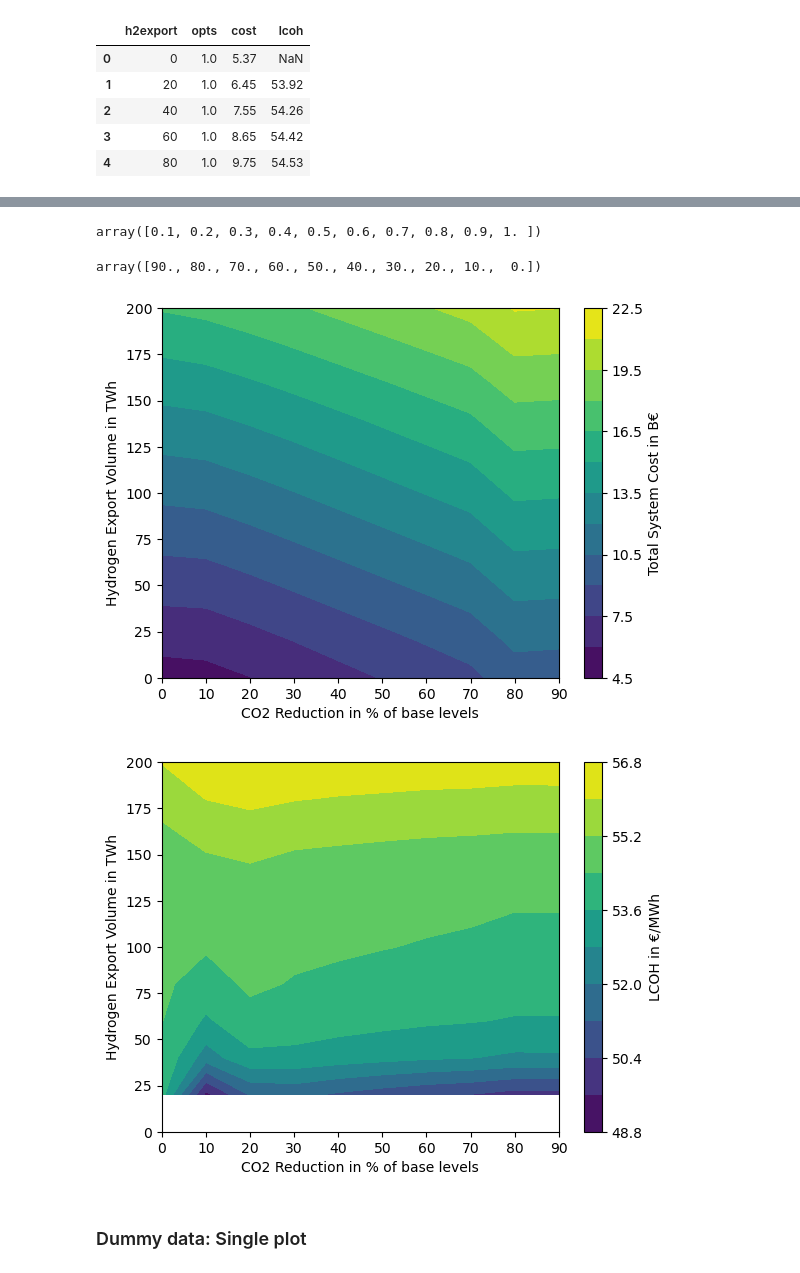
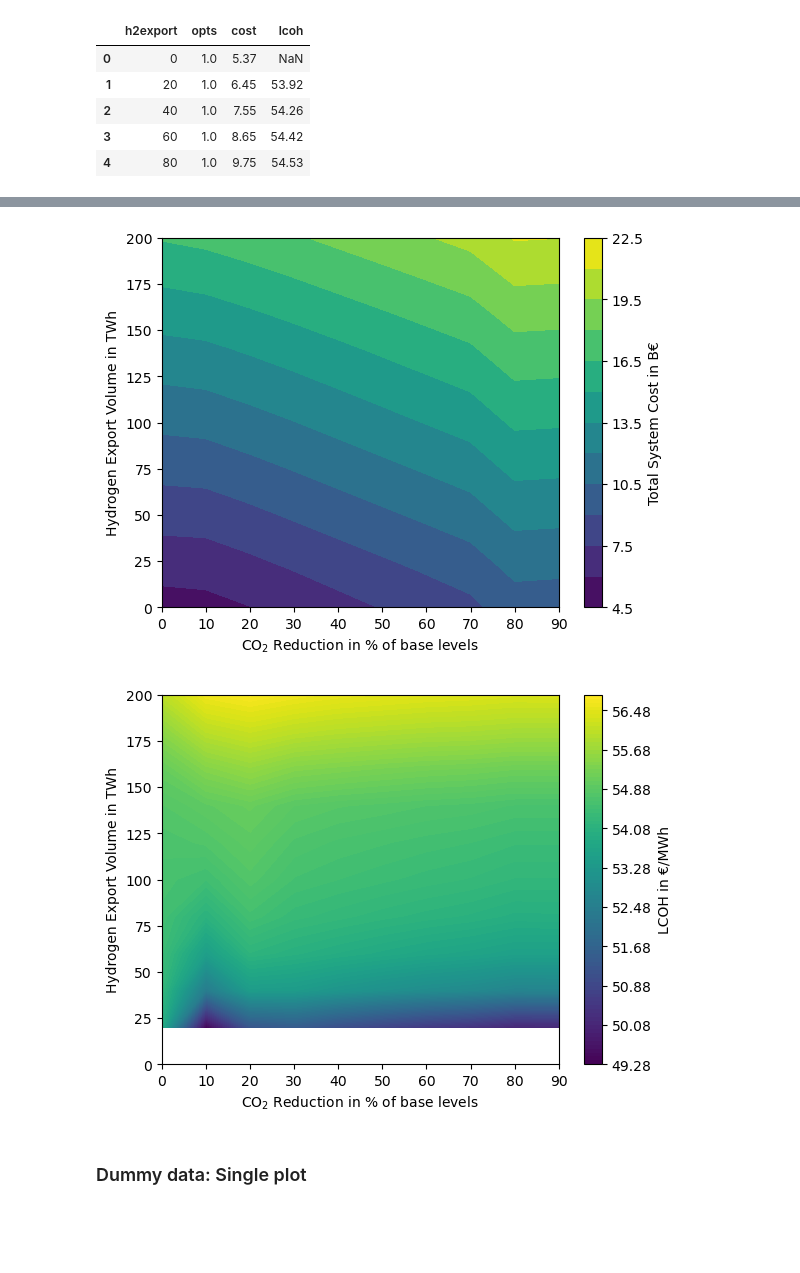
Before and after one commit to energyLS/aldehyde, a Jupyter notebook: workflow/notebooks/ contour_plot.ipynb, the cells around one changed output, grey strips where cells are left out. Saved outputs shown, nothing was run; the diff lists cells and outputs as text; code cells hidden in the pictures; blank space fills up the shorter version.

Commit message:
chore: update contour plots

```diff
--- a/workflow/notebooks/ contour_plot.ipynb
+++ b/workflow/notebooks/ contour_plot.ipynb
@@ -93,4 +66,0 @@ array([[ 5.37,  5.53,  5.97,  6.49,  7.03,  7.56,  8.1 ,  8.64,  9.8 ,
-# %%
-opts
-# %% [output]
-array([0.1, 0.2, 0.3, 0.4, 0.5, 0.6, 0.7, 0.8, 0.9, 1. ])
@@ -99,4 +66,0 @@ opts_reverse = 1-opts
-# %%
-opts_reverse*100
-# %% [output]
-array([90., 80., 70., 60., 50., 40., 30., 20., 10.,  0.])
@@ -104,7 +71,7 @@ array([90., 80., 70., 60., 50., 40., 30., 20., 10.,  0.])
 # Plot a contour plot of the data having the y-axis the column "h2export", x-axis the column "sopts", and the z-axis the column "cost"
 levels = 10
 plt.contourf(opts_reverse*100,h2export,np.flip(cost, axis=1), levels=levels)
-plt.xlabel('CO2 Reduction in % of base levels')
+plt.xlabel('CO$_2$ Reduction in % of base levels')
 plt.ylabel('Hydrogen Export Volume in TWh')
 plt.colorbar().set_label('Total System Cost in B€')
 
@@ -113,22 +80,22 @@ plt.savefig(OUTPUT+'contour_plot_totalsystemcost_levels'+ str(levels) + '.pdf',
 
 plt.show()
 # %% [output]
-[figure, old version]
+[figure, new version]
 # %%
 # Plot a contour plot of the data having the y-axis the column "h2export", x-axis the column "sopts", and the z-axis the column "lcoh"
-levels = 10
-plt.contourf(opts_reverse*100,h2export,np.flip(lcoh, axis=1), levels=10)
+levels = 100
+plt.contourf(opts_reverse*100,h2export,np.flip(lcoh, axis=1), levels=levels)
 
-plt.xlabel('CO2 Reduction in % of base levels')
+plt.xlabel('CO$_2$ Reduction in % of base levels')
 plt.ylabel('Hydrogen Export Volume in TWh')
 plt.colorbar().set_label('LCOH in €/MWh')
 
 # Save the plot
 plt.savefig(OUTPUT+'contour_plot_lcoh_levels'+ str(levels) + '.pdf', bbox_inches='tight')
 
 plt.show()
 # %% [output]
-[figure, old version]
+[figure, new version]
 # %% [markdown]
 ### Dummy data: Single plot
 # %%
```
Also changed, not shown: parts of 4 cells of this notebook.
